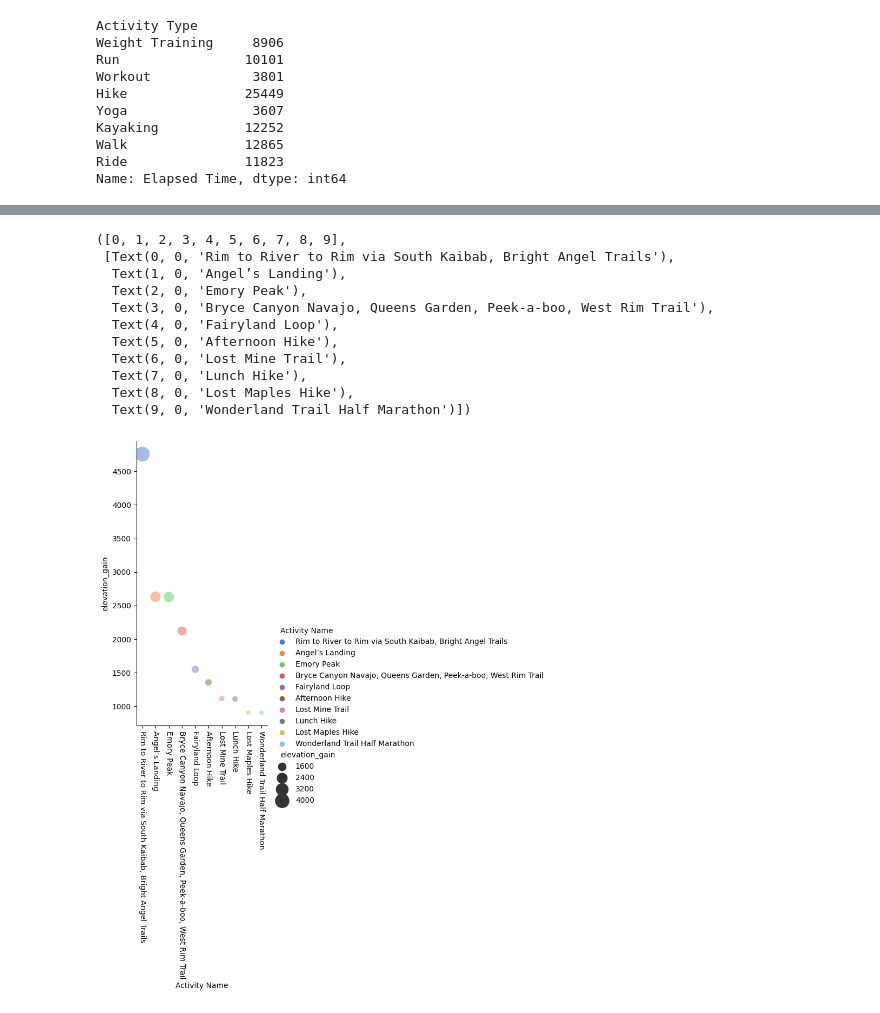
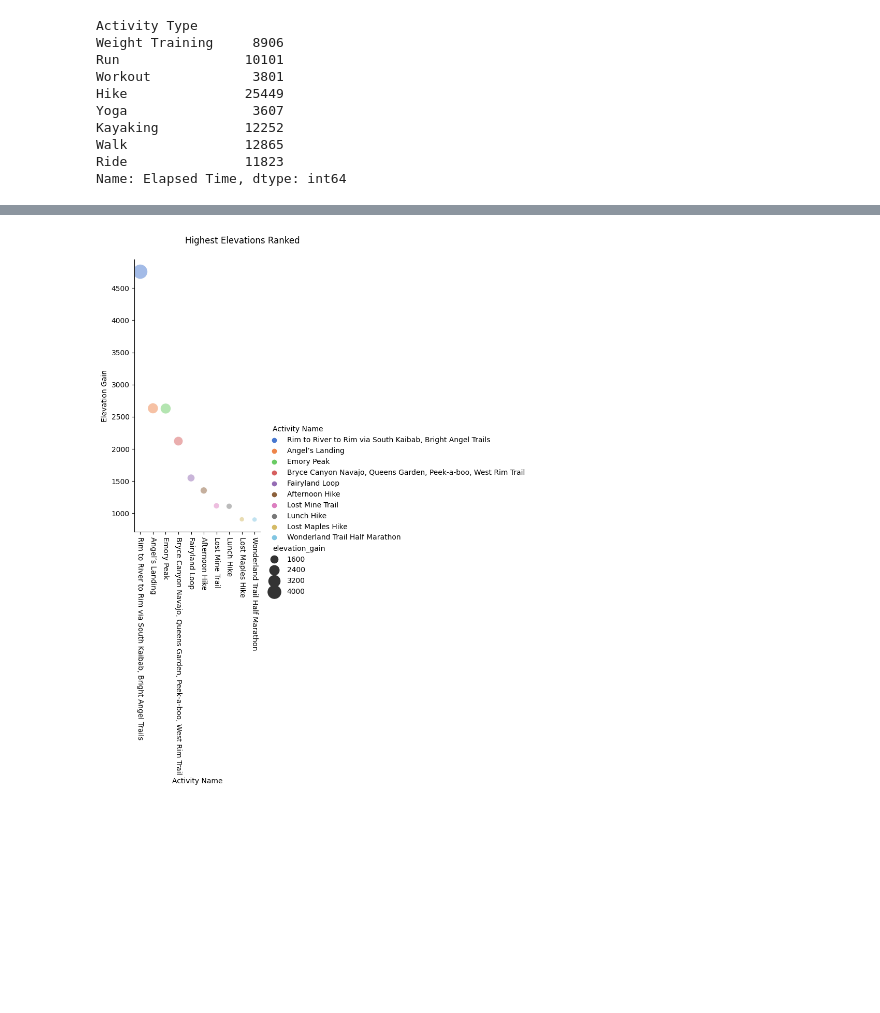
Before and after one commit to dazhaoniel/strava-recap-2022, a Jupyter notebook: strava2022.ipynb, the cells around one changed output, grey strips where cells are left out. Saved outputs shown, nothing was run; the diff lists cells and outputs as text; code cells hidden in the pictures; blank space fills up the shorter version.

```diff
--- a/strava2022.ipynb
+++ b/strava2022.ipynb
@@ -176,23 +177,19 @@ df[idx][['Activity Date', 'Activity Name', 'Activity Type', 'distance_mile', 'fr
 elevation = df[['Activity Date', 'Activity Name', 'Activity Type', 'distance_mile', 'friendly_time', 'elevation_gain']] \
         .sort_values(by=['elevation_gain'], ascending=False).head(10)
 # %%
-sns.relplot(x='Activity Name', y='elevation_gain', kind='scatter', hue='Activity Name', size='elevation_gain',
+g = sns.relplot(x='Activity Name', y='elevation_gain', kind='scatter', hue='Activity Name', size='elevation_gain',
             sizes=(40, 400), alpha=.5, palette="muted",
             height=6, data=elevation)
+
+g.fig.suptitle('Highest Elevations Ranked', y=1.05)
+
+g.set(xlabel='Activity Name', ylabel='Elevation Gain')
+
 plt.xticks(rotation=-90)
+
+plt.show()
 # %% [output]
-([0, 1, 2, 3, 4, 5, 6, 7, 8, 9],
- [Text(0, 0, 'Rim to River to Rim via South Kaibab, Bright Angel Trails'),
-  Text(1, 0, 'Angel’s Landing'),
-  Text(2, 0, 'Emory Peak'),
-  Text(3, 0, 'Bryce Canyon Navajo, Queens Garden, Peek-a-boo, West Rim Trail'),
-  Text(4, 0, 'Fairyland Loop'),
-  Text(5, 0, 'Afternoon Hike'),
-  Text(6, 0, 'Lost Mine Trail'),
-  Text(7, 0, 'Lunch Hike'),
-  Text(8, 0, 'Lost Maples Hike'),
-  Text(9, 0, 'Wonderland Trail Half Marathon')])
-[figure, old version]
+[figure, new version]
 # %%
 # fastest activity (Run) based on primary activity type
 df_run = df[df['Activity Type'] == 'Run']
```
Also changed, not shown: parts of 3 cells of this notebook.
